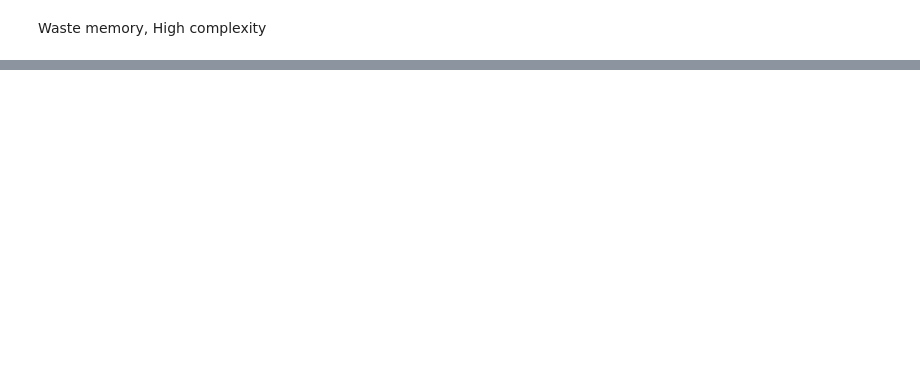
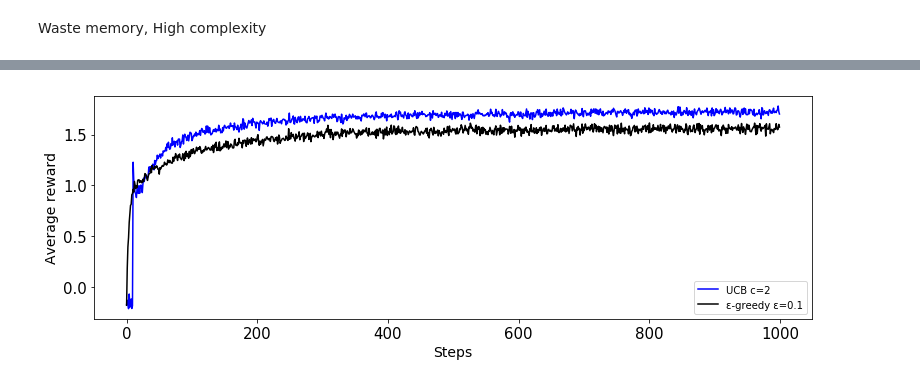
Before and after one commit to backgom2357/RL_Introduction_examples_sutton, a Jupyter notebook: greedy_action_selection.ipynb, the cells around one changed output, grey strips where cells are left out. Saved outputs shown, nothing was run; the diff lists cells and outputs as text; code cells hidden in the pictures; blank space fills up the shorter version.

```diff
--- a/greedy_action_selection.ipynb
+++ b/greedy_action_selection.ipynb
@@ -259,0 +437,9 @@ plt.show()
+# %%
+plt.plot(np.arange(STEP), UCB_AVERAGE_REWARDS, 'b-', np.arange(STEP), e01_AVERAGE_REWARDS,'k-')
+plt.legend(["UCB c=2", "ε-greedy ε=0.1"])
+plt.xlabel("Steps")
+plt.ylabel("Average reward")
+save_fig("UCB_average_reward")
+plt.show()
+# %% [output]
+[figure, added]
```
Also changed, not shown: parts of 15 cells of this notebook, 4 other files.
